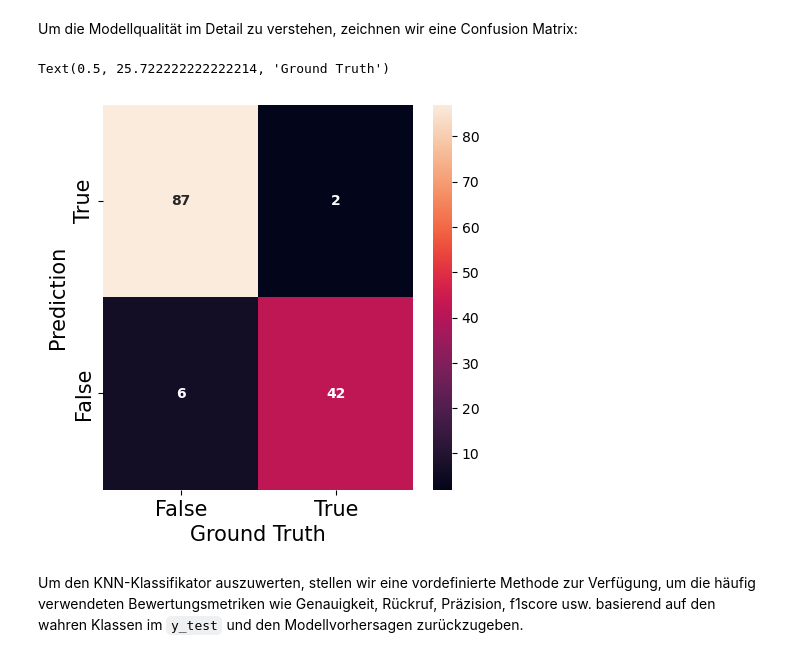
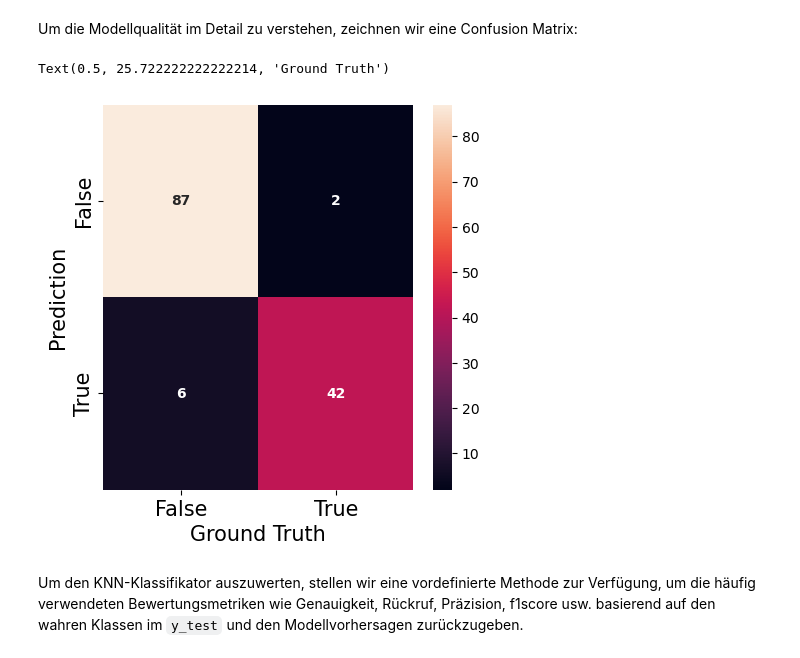
Before and after one commit to Robert35-dll/wikisys_exercise, a Jupyter notebook: 07/Classification kNN.ipynb, the cells around one changed output. Drawn from its saved outputs; the diff is of its cells as text; code cells hidden in the pictures.

```diff
--- a/07/Classification kNN.ipynb
+++ b/07/Classification kNN.ipynb
@@ -151,18 +151,31 @@ preds = knn_model.predict(X_test)
 # %% [markdown]
 Um die Modellqualität im Detail zu verstehen, zeichnen wir eine Confusion Matrix:
 # %%
+# This block had to be modified
+# in order to display the matrix correctly
+
 # Plot confusion matrix
 sns.set_palette(sns.color_palette())
 _, ax = plt.subplots(figsize=(5,5))
-ax = sns.heatmap(confusion_matrix(y_test, preds), annot=True, fmt='d', annot_kws={"size": 10, "weight": "bold"})
+ax = sns.heatmap(confusion_matrix(y_test, preds),
+                 annot=True,
+                 fmt='d',
+                 annot_kws={
+                     "size": 10,
+                     "weight": "bold"
+                 })
 labels = ['False', 'True']
-ax.set_xticklabels(labels, fontsize=15);
-ax.set_yticklabels(labels[::-1], fontsize=15);
-ax.set_ylabel('Prediction', fontsize=15);
+ax.set_xticklabels(labels, fontsize=15)
+#*The rows were originally signed incorrectly
+#*which made the confusion matrix even more confusing
+# ax.set_yticklabels(labels[::-1], fontsize=15)
+ax.set_yticklabels(labels, fontsize=15)
+
+ax.set_ylabel('Prediction', fontsize=15)
 ax.set_xlabel('Ground Truth', fontsize=15)
 # %% [output]
 Text(0.5, 25.722222222222214, 'Ground Truth')
-[figure, old version]
+[figure, new version]
 # %% [markdown]
 Um den KNN-Klassifikator auszuwerten, stellen wir eine vordefinierte Methode zur Verfügung, um die häufig verwendeten Bewertungsmetriken wie Genauigkeit, Rückruf, Präzision, f1score usw. basierend auf den wahren Klassen im `y_test` und den Modellvorhersagen zurückzugeben.
 # %%
```
Also changed, not shown: parts of 9 cells of this notebook.
